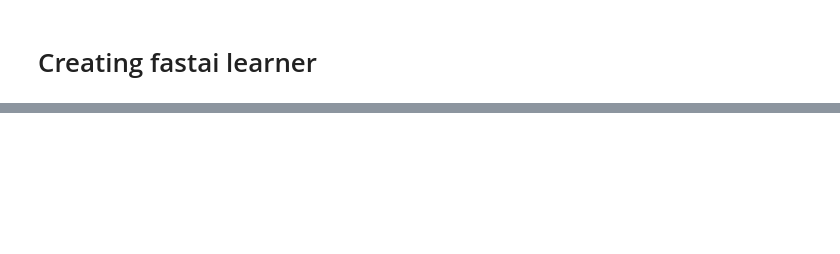
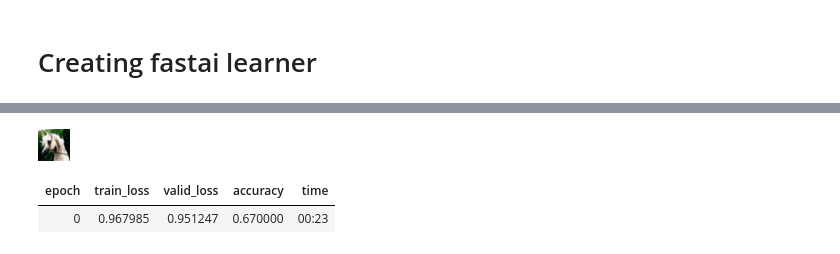
Before and after one commit to maxmatical/pytorch-projects, a Jupyter notebook: CNN_MNIST_example.ipynb, the cells around one changed output, grey strips where cells are left out. Cells and saved outputs as stored; diff of their text form; code cells hidden in the pictures; blank space fills up the shorter version.

```diff
--- a/CNN_MNIST_example.ipynb
+++ b/CNN_MNIST_example.ipynb
@@ -187,0 +209,3 @@ learn.fit(1)
+# %%
+path = untar_data(URLs.CIFAR)
+path
@@ -187,0 +216,17 @@ learn.fit(1)
+# %%
+data = ImageDataBunch.from_folder(path,
+                                  ds_tfms=None,
+                                  valid='test',
+                                  bs=64).normalize(imagenet_stats)
+
+img,label = data.train_ds[0]
+img
+# %% [output]
+[figure, added]
+# %%
+model = CNN(3, 10, 32).to(device)
+learn = Learner(data, model, metrics=accuracy)
+learn.fit(1)
+# %% [output]
+| epoch | train_loss | valid_loss | accuracy | time |
+| 0 | 0.967985 | 0.951247 | 0.670000 | 00:23 |
```
Also changed, not shown: parts of 17 cells of this notebook.
